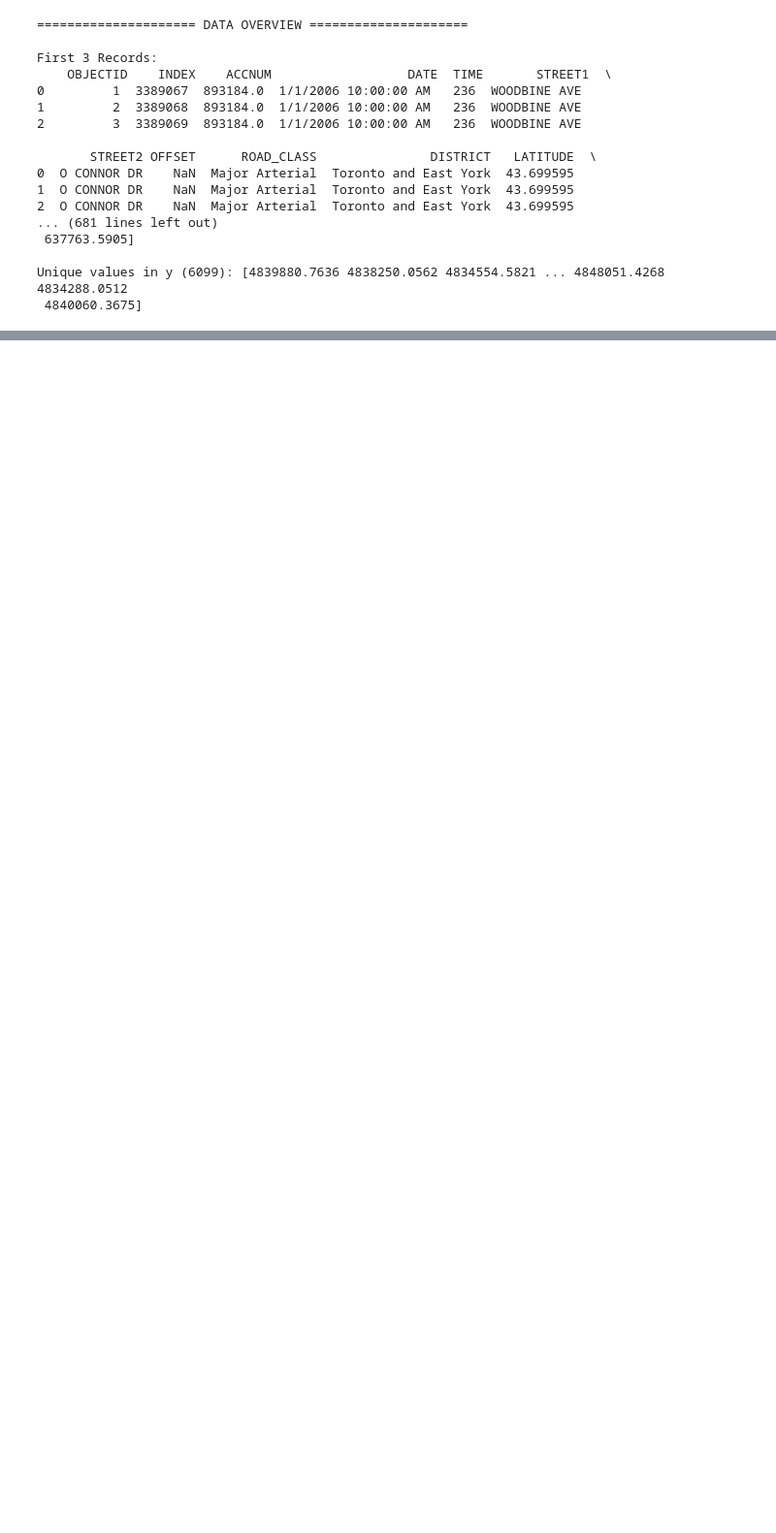
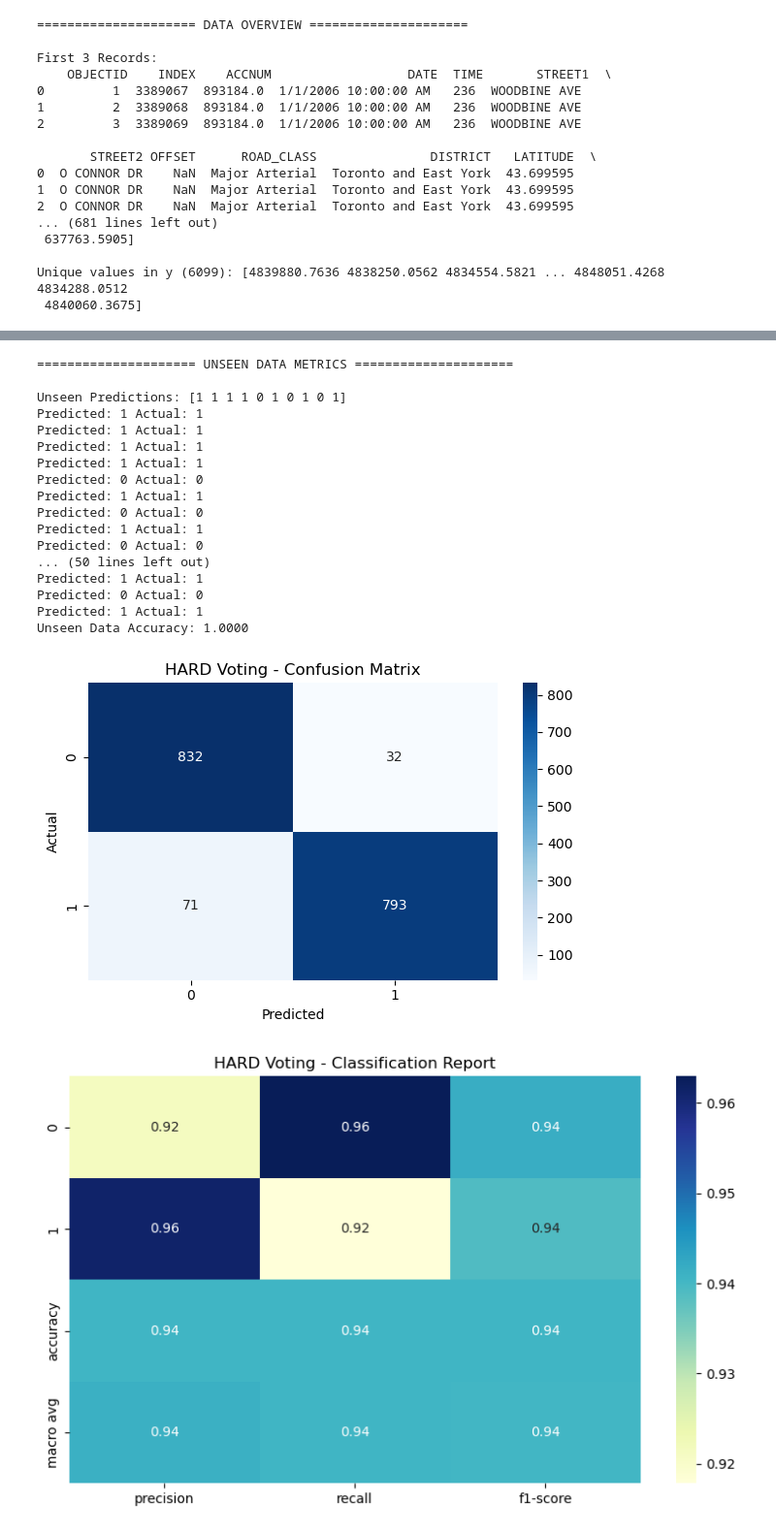
Before and after one commit to jdacenca/toronto-accident-prediction, a Jupyter notebook: SVM/notebook/ensemble.ipynb, the cells around one changed output, grey strips where cells are left out. Shown: that part at 97% size. Cells and saved outputs as stored; diff of their text form; code cells hidden in the pictures; blank space fills up the shorter version.

```diff
--- a/SVM/notebook/ensemble.ipynb
+++ b/SVM/notebook/ensemble.ipynb
@@ -117,6 +118,8 @@ data_ksi = pd.concat([aggregated_data, fatal_rows], ignore_index=True)
 # Shuffle the combined data
 data_ksi = data_ksi.sample(frac=1, random_state=42).reset_index(drop=True)
 
+data_ksi.drop(columns=['ACCNUM'], inplace=True)
+
 print("Class Distribution:\n", data_ksi['ACCLASS'].value_counts())
 # %% [output]
 Class Distribution:
@@ -184,17 +202,10 @@ data_ksi["TRAFFCTL"] = data_ksi["TRAFFCTL"].fillna("No_Control")
+# %%
+data_ksi = data_cleaning(data_ksi)
 # %%
-# Apply the function to extract hours and minutes
-data_ksi['HOUR'] = data_ksi['TIME'].apply(lambda x: f"{int(x) // 100:02d}" if x >= 100 else '00')  # Extract hours for 3 or 4 digits
-data_ksi['MINUTE'] = data_ksi['TIME'].apply(lambda x: f"{int(x) % 100:02d}" if x >= 100 else f"{int(x):02d}")  # Extract minutes
+from imblearn.over_sampling import RandomOverSampler
 
-data_ksi['HOUR'] = data_ksi['HOUR'].astype(int)
-data_ksi['MINUTE'] = data_ksi['MINUTE'].astype(int)
-
-data_ksi.drop(columns=['TIME','DATE','MONTH','DAY','ACCNUM'], inplace=True)
-
-from imblearn.under_sampling import RandomUnderSampler
-# Handle class imbalance
-rus = RandomUnderSampler(random_state=17)
-X_res, y_res = rus.fit_resample(data_ksi.drop(columns=['ACCLASS']), data_ksi['ACCLASS'])
+ros = RandomOverSampler(random_state=17)
+X_res, y_res = ros.fit_resample(data_ksi.drop(columns=['ACCLASS']), data_ksi['ACCLASS'])
 data_ksi = pd.concat([X_res, y_res], axis=1).sample(frac=1, random_state=17).reset_index(drop=True)
 
 print("\n===================== DATA CLEANING DONE =====================")
@@ -346,10 +407,21 @@ nn_H = MLPClassifier(
     max_iter=1000,
     solver='adam')
 
-svm_H = SVC(C=1, kernel='linear')
+#svm_H = SVC(C=1, kernel='linear')
 
-svm_soft_H = SVC(C=1, kernel='linear',probability=True)  # For soft voting
-
+svm_H = SVC(
+    C=0.1,
+    kernel='poly',
+    degree=3,
+    gamma=0.1
+)
+#svm_soft_H = SVC(C=1, kernel='linear',probability=True)  # For soft voting
+svm_soft_H = SVC(
+    C=0.1,
+    kernel='poly',
+    degree=3,
+    gamma=0.1,probability=True
+)
 rf_H = RandomForestClassifier(
     n_estimators=1000,
     random_state=37,
@@ -358,10 +430,9 @@ rf_H = RandomForestClassifier(
 # %%
 # hard voting
 voting_H = VotingClassifier(estimators=[('lr', log_reg_H), ('rf', rf_H), ('svm', svm_H), ('dt', dt_H), ('nn', nn_H)], voting='hard')
-voting_H.fit(X_train, y_train)
 classifiers_hard = [log_reg_H, rf_H, svm_H, dt_H, nn_H, voting_H]
-unseen_features = preprocessor.transform(unseen_features)
-fit_and_predict(classifiers_hard, X_train, y_train, X_test, y_test, "Hard")
+
+trained_classifiers_H = fit_and_predict(classifiers_hard, X_train, y_train, X_test, y_test, "Hard",unseen_features,unseen_labels)
 # %% [output]
 ===================== HARD VOTING PREDICTIONS =====================
 
@@ -382,0 +454,19 @@ Unseen Data Accuracy: 1.0000
+===================== UNSEEN DATA METRICS =====================
+
+Unseen Predictions: [1 1 1 1 0 1 0 1 0 1]
+Predicted: 1 Actual: 1
+Predicted: 1 Actual: 1
+Predicted: 1 Actual: 1
+Predicted: 1 Actual: 1
+Predicted: 0 Actual: 0
+Predicted: 1 Actual: 1
+Predicted: 0 Actual: 0
+Predicted: 1 Actual: 1
+Predicted: 0 Actual: 0
+... (50 lines left out)
+Predicted: 1 Actual: 1
+Predicted: 0 Actual: 0
+Predicted: 1 Actual: 1
+Unseen Data Accuracy: 1.0000
+[figure, added]
+[figure, added]
```
Also changed, not shown: parts of 16 cells of this notebook, 4 other files.
